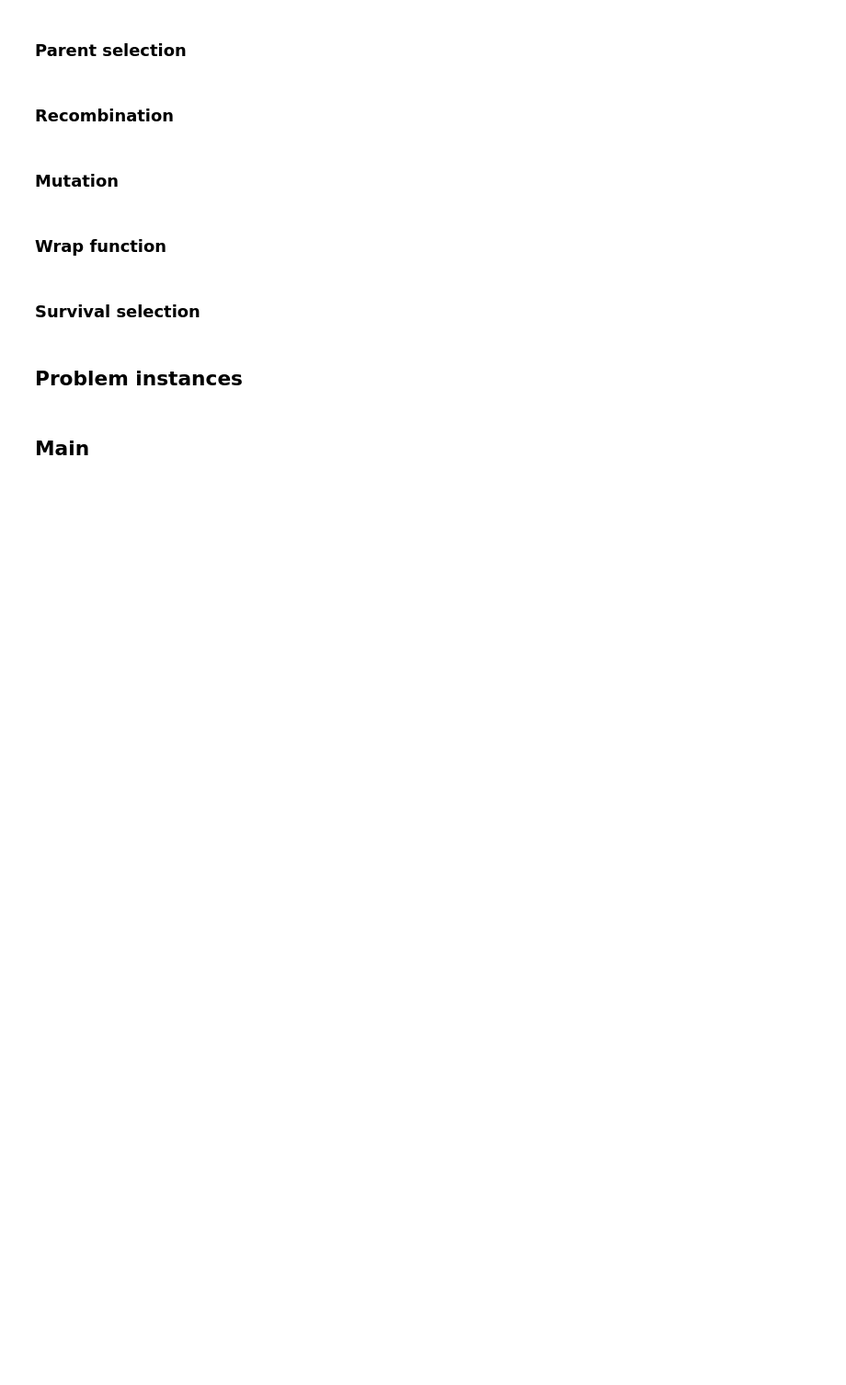
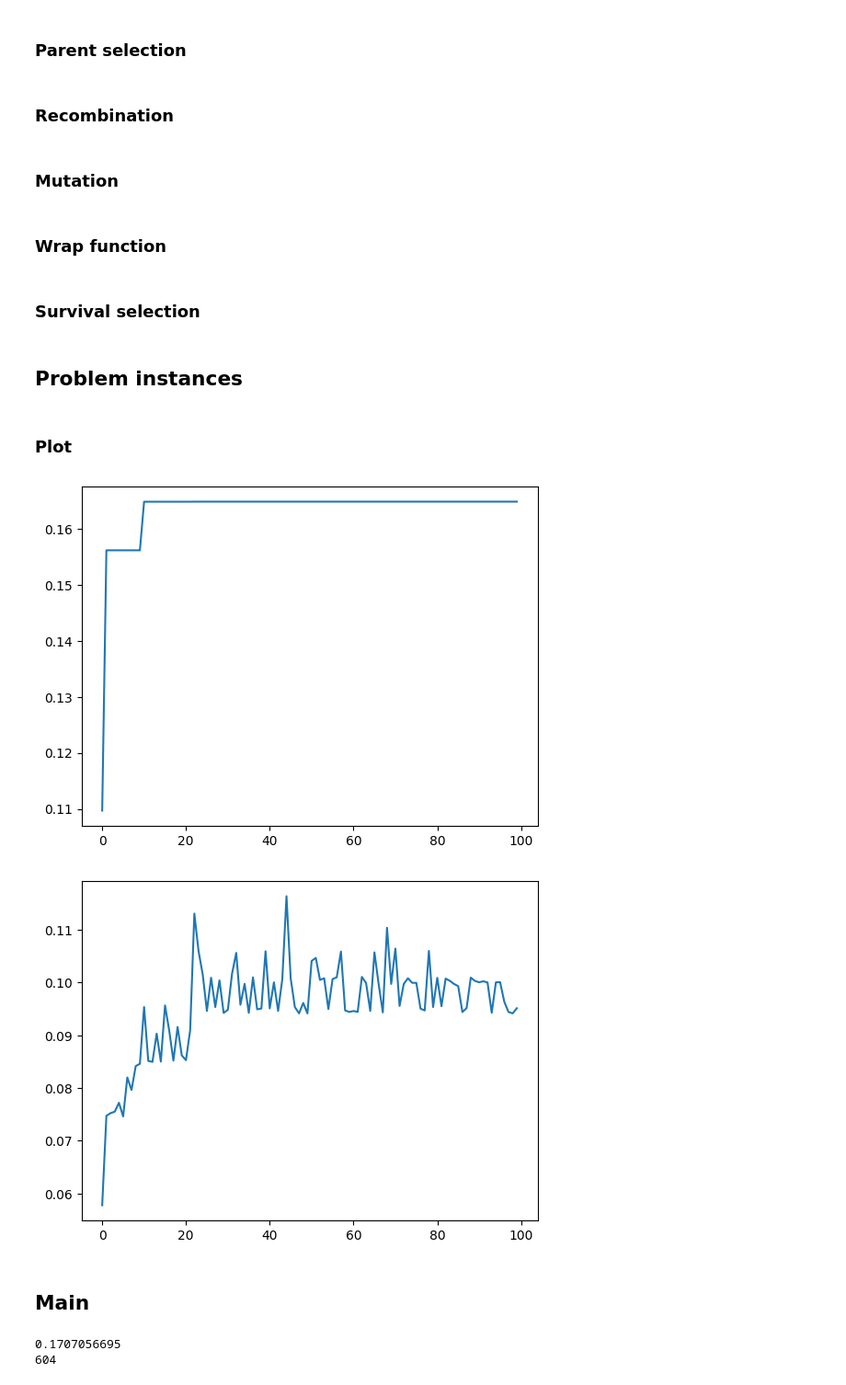
Before and after one commit to leonardo-pieraccioli/computational-intelligence, a Jupyter notebook: Lab9_GeneticAlgorithm/lab9.ipynb, the cells around one changed output. Shown at 92% size. Saved outputs shown, nothing was run; the diff lists cells and outputs as text; code cells hidden in the pictures; blank space fills up the shorter version.

Commit message:
Added plots

```diff
--- a/Lab9_GeneticAlgorithm/lab9.ipynb
+++ b/Lab9_GeneticAlgorithm/lab9.ipynb
@@ -120,5 +120,30 @@ def solve_problem(problem_instance):
     print(best_individual[1])
     print(fitness.calls)
     return history
+# %% [markdown]
+### Plot
+# %%
+avgs =[]
+for gen in history:
+        sum = 0
+        for el in gen:
+                sum += el[1]
+        avg = sum/len(gen)
+        avgs.append(avg)
+
+maxs = []
+for gen in history:
+        max = 0
+        for el in gen:
+                max = el[1] if el[1] > max else max
+        maxs.append(max)
+
+plt.plot(range(len(maxs)), maxs)
+plt.show()
+plt.plot(range(len(avgs)), avgs)
+plt.show()
+# %% [output]
+[figure, added]
+[figure, added]
 # %% [markdown]
 ## Main
@@ -129,0 +150,5 @@ history = solve_problem(10)
+# %%
+history = solve_problem(10)
+# %% [output]
+0.1707056695
+604
```
Also changed, not shown: parts of 2 cells of this notebook.
